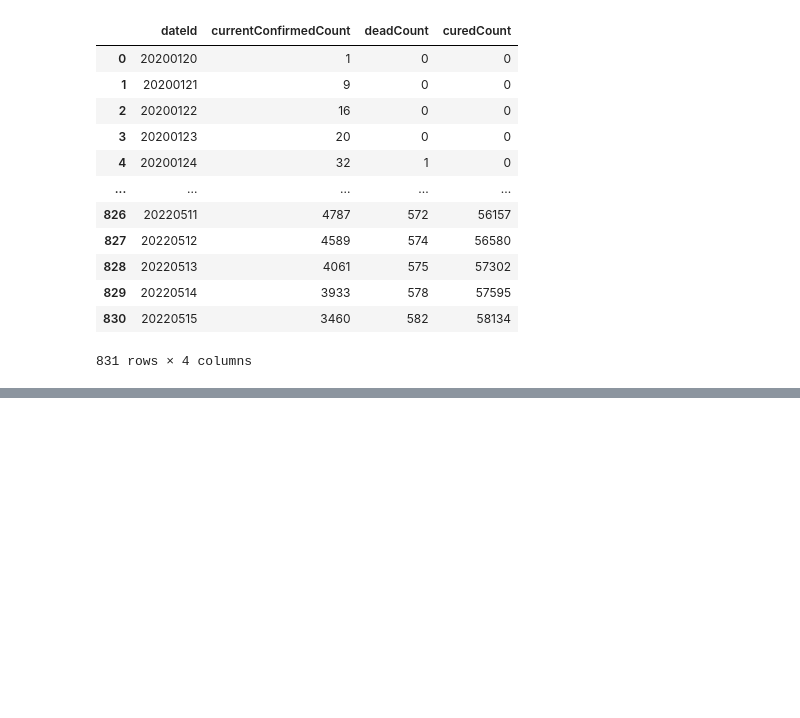
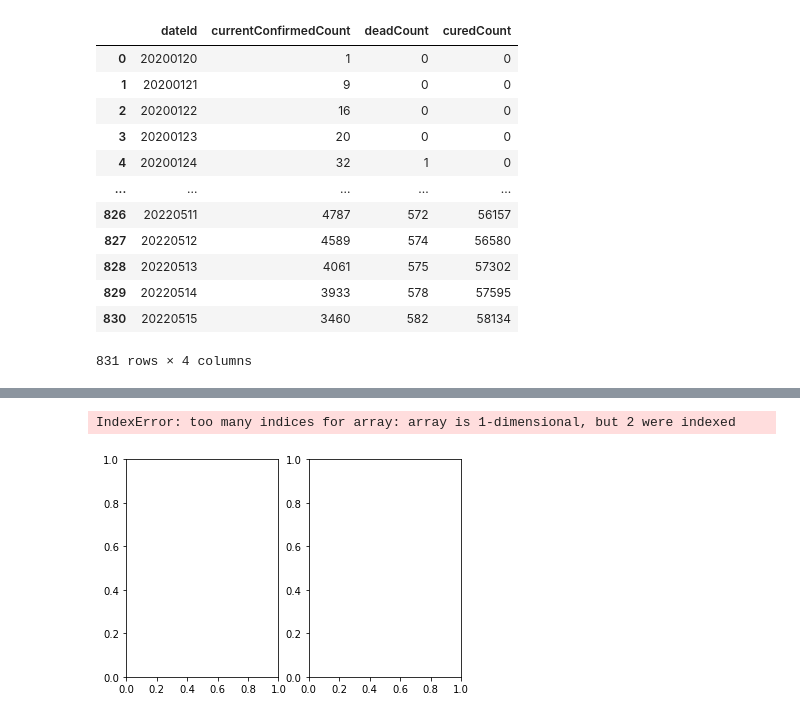
Before and after one commit to ObsisMc/Covid-19-Analysis, a Jupyter notebook: model/SIR/predict.ipynb, the cells around one changed output, grey strips where cells are left out. Cells and saved outputs as stored; diff of their text form; code cells hidden in the pictures; blank space fills up the shorter version.

```diff
--- a/model/SIR/predict.ipynb
+++ b/model/SIR/predict.ipynb
@@ -52,0 +87,11 @@ tend.to_csv(save_path)
+# %%
+fig,axes = plt.subplots(1,2)
+axes[0,0].set_title('first')
+axes[0,1].set_title('last')
+x = [1,2,3,4,5]
+y = [x**2 for x in x]
+axes[0,0].plot(x,y)
+plt.show()
+# %% [output]
+IndexError: too many indices for array: array is 1-dimensional, but 2 were indexed
+[figure, added]
```
Also changed, not shown: parts of 8 cells of this notebook, 2 other files.
